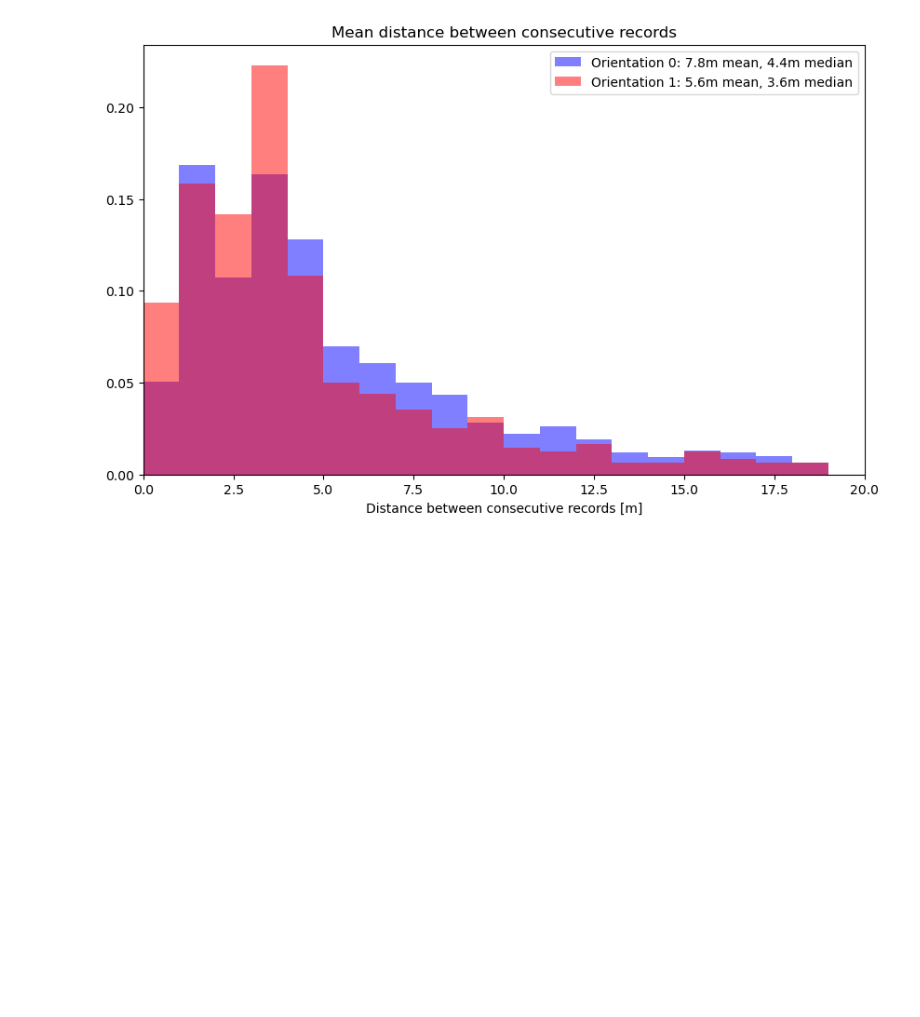
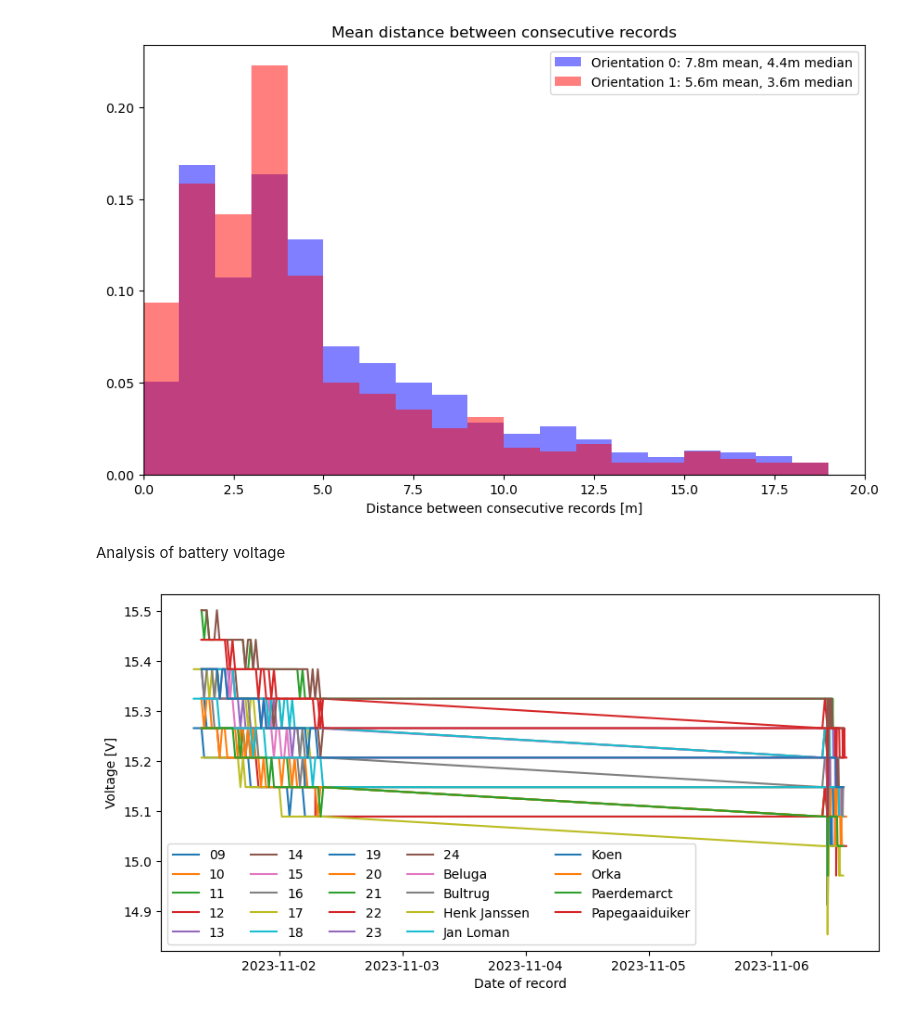
Before and after one commit to Parcels-code/Stokesdrifters_Wadden, a Jupyter notebook: analyse_roofdata.ipynb, the cells around one changed output. Saved outputs shown, nothing was run; the diff lists cells and outputs as text; code cells hidden in the pictures; blank space fills up the shorter version.

```diff
--- a/analyse_roofdata.ipynb
+++ b/analyse_roofdata.ipynb
@@ -112,3 +127,17 @@ ax.legend()
 plt.show()
 # %% [output]
 [figure]
+# %% [markdown]
+Analysis of battery voltage
+# %%
+fig, ax = plt.subplots(figsize=(10, 5))
+for i, drifter in enumerate(data.keys()):
+    times = np.array([pd.to_datetime(d[0]) for d in data[drifter]], dtype='datetime64[m]')
+    voltage = [d[4] for d in data[drifter]]
+    ax.plot(times, voltage, label=drifter)
+plt.legend(ncol=5)
+plt.xlabel('Date of record')
+plt.ylabel('Voltage [V]')
+plt.show()
+# %% [output]
+[figure, added]
```
Also changed, not shown: parts of 9 cells of this notebook.
